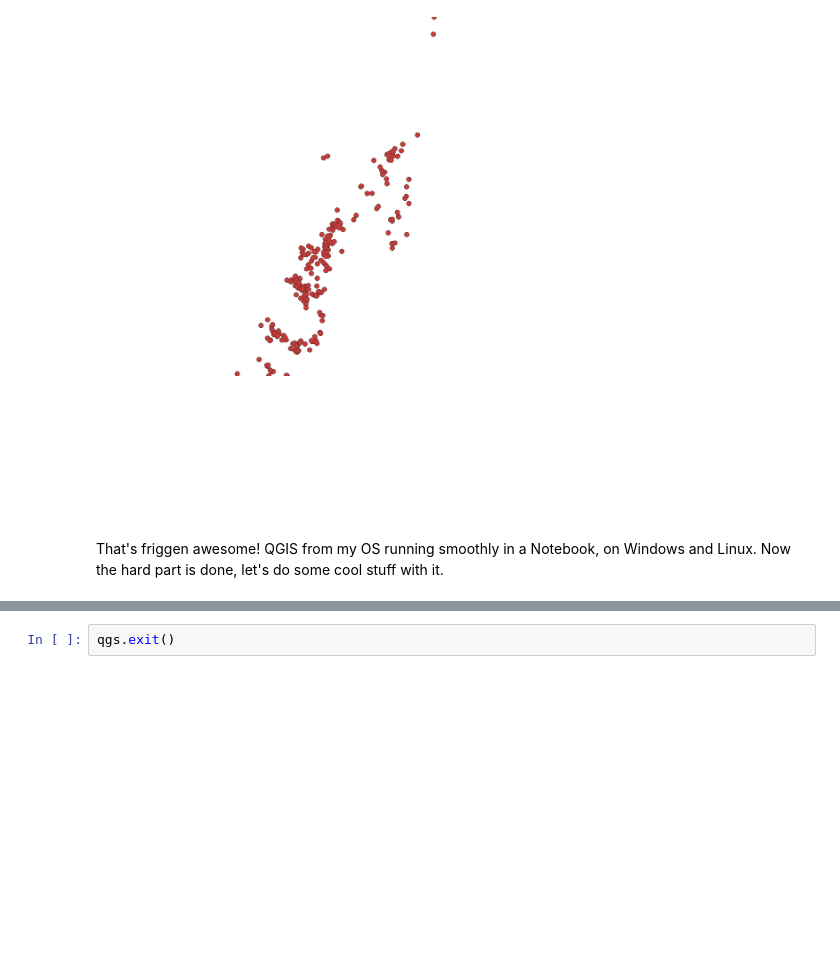
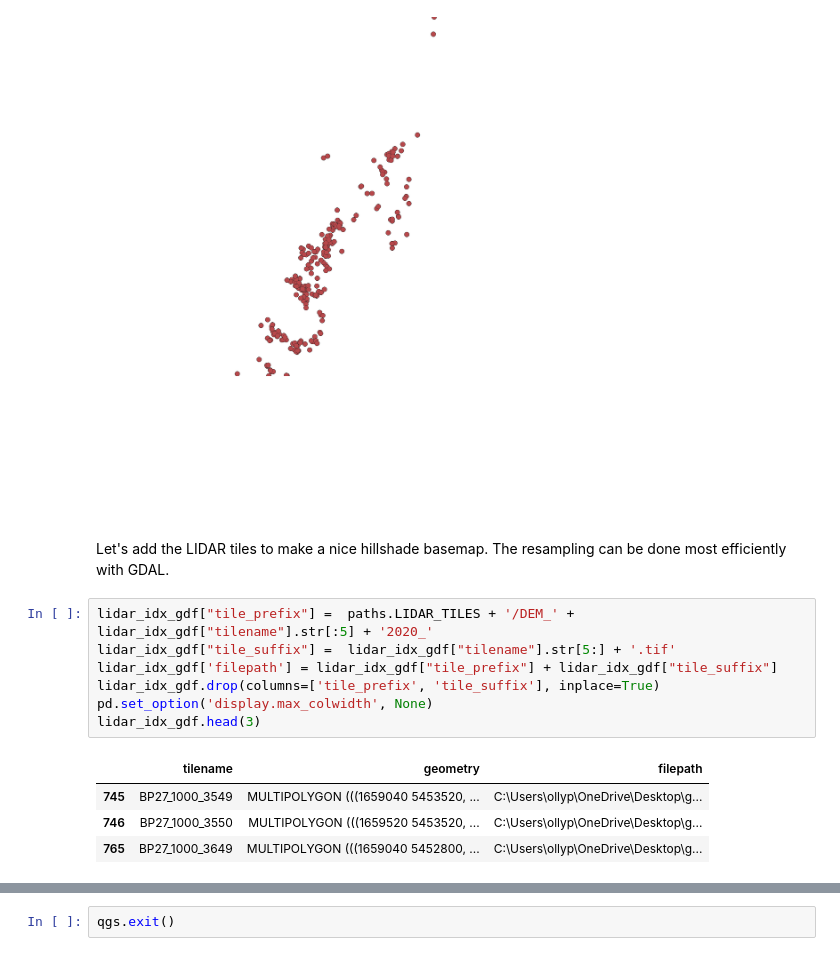
Before and after one commit to Wologman/geoNotebooks, a Jupyter notebook: Notebooks/weka_kde.ipynb, the cells around one changed output, grey strips where cells are left out. Drawn from its saved outputs; the diff is of its cells as text; blank space fills up the shorter version.

```diff
--- a/Notebooks/weka_kde.ipynb
+++ b/Notebooks/weka_kde.ipynb
@@ -330,5 +414,17 @@ Weka points added to the project
 create_layout_and_export_image(project, paths.CANVAS_IMG)
 # %% [output]
 [figure]
-# %% [markdown]
-That's friggen awesome!  QGIS from my OS running smoothly in a Notebook, on Windows and Linux.  Now the hard part is done, let's do some cool stuff with it.
+# %% [markdown]
+Let's add the LIDAR tiles to make a nice hillshade basemap.  The resampling can be done most efficiently with GDAL.
+# %%
+lidar_idx_gdf["tile_prefix"] =  paths.LIDAR_TILES + '/DEM_' + lidar_idx_gdf["tilename"].str[:5] + '2020_'
+lidar_idx_gdf["tile_suffix"] =  lidar_idx_gdf["tilename"].str[5:] + '.tif'
+lidar_idx_gdf['filepath'] = lidar_idx_gdf["tile_prefix"] + lidar_idx_gdf["tile_suffix"]
+lidar_idx_gdf.drop(columns=['tile_prefix', 'tile_suffix'], inplace=True)
+pd.set_option('display.max_colwidth', None)
+lidar_idx_gdf.head(3)
+# %% [output]
+|  | tilename | geometry | filepath |
+| 745 | BP27_1000_3549 | MULTIPOLYGON (((1659040 5453520, ... | C:\Users\ollyp\OneDrive\Desktop\g... |
+| 746 | BP27_1000_3550 | MULTIPOLYGON (((1659520 5453520, ... | C:\Users\ollyp\OneDrive\Desktop\g... |
+| 765 | BP27_1000_3649 | MULTIPOLYGON (((1659040 5452800, ... | C:\Users\ollyp\OneDrive\Desktop\g... |
```
Also changed, not shown: parts of 15 cells of this notebook.
